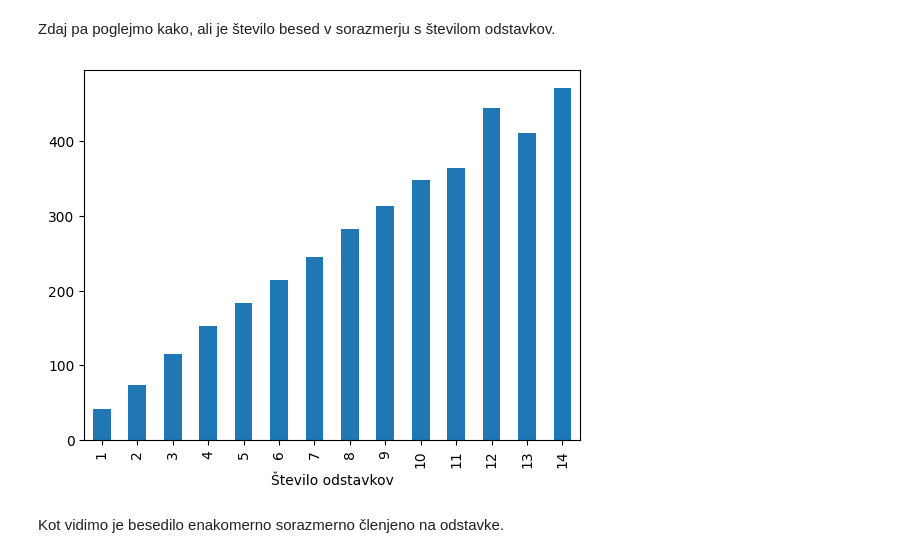
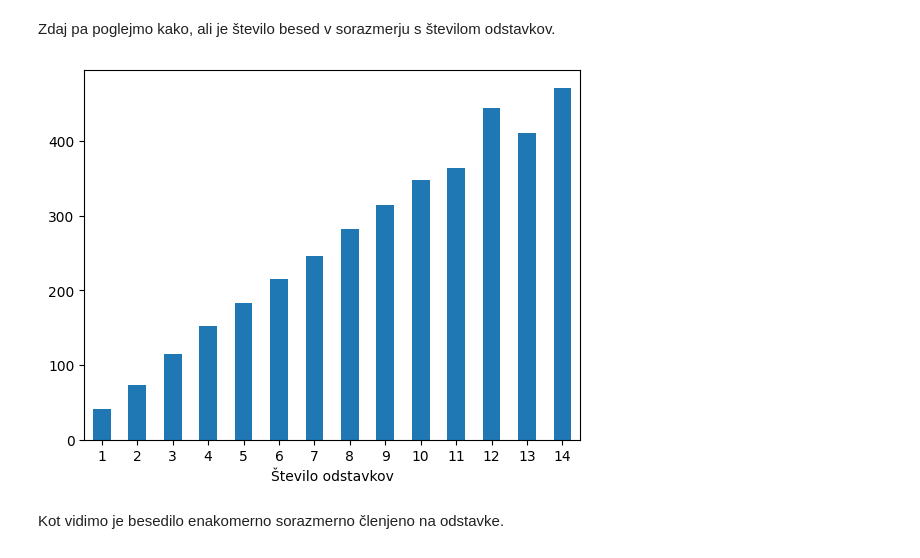
Before and after one commit to M4XiR/Seminarska-naloga-UVP, a Jupyter notebook: analiza_podatkov.ipynb, the cells around one changed output. Saved outputs shown, nothing was run; the diff lists cells and outputs as text; code cells hidden in the pictures.

```diff
--- a/analiza_podatkov.ipynb
+++ b/analiza_podatkov.ipynb
@@ -182,8 +182,8 @@ Kot vidimo se tudi povprečen skupni čas povečuje sorazmerno s težavnostjo
 Zdaj pa poglejmo kako, ali je število besed v sorazmerju s številom odstavkov.
 # %%
 tabela6=RECEPTI[["Število besed v receptu","Število odstavkov"]].copy()
-graf1=tabela6.groupby("Število odstavkov")["Število besed v receptu"].mean().plot(kind='bar')
+graf1=tabela6.groupby("Število odstavkov")["Število besed v receptu"].mean().plot(kind='bar', rot=0)
 # %% [output]
-[figure, old version]
+[figure, new version]
 # %% [markdown]
 Kot vidimo je besedilo enakomerno sorazmerno členjeno na odstavke.
```
Also changed, not shown: parts of 3 cells of this notebook.
